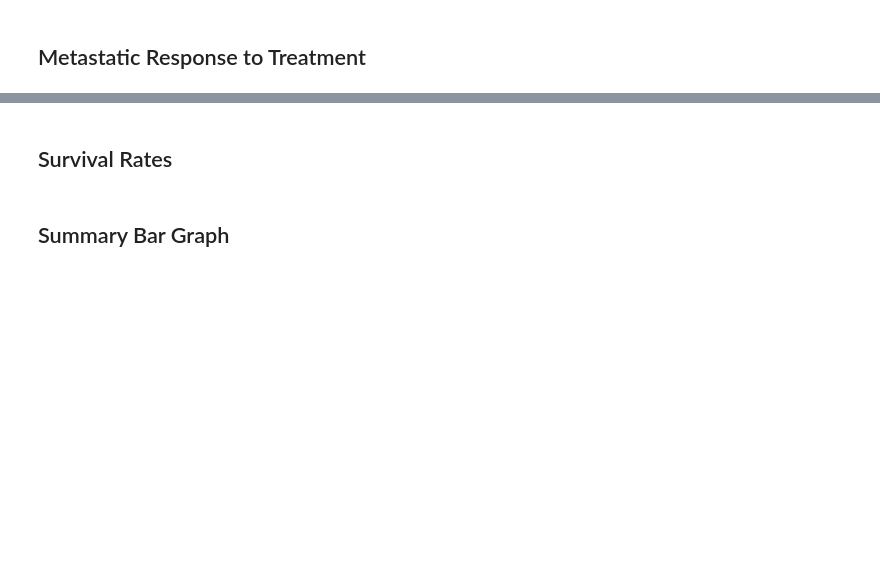
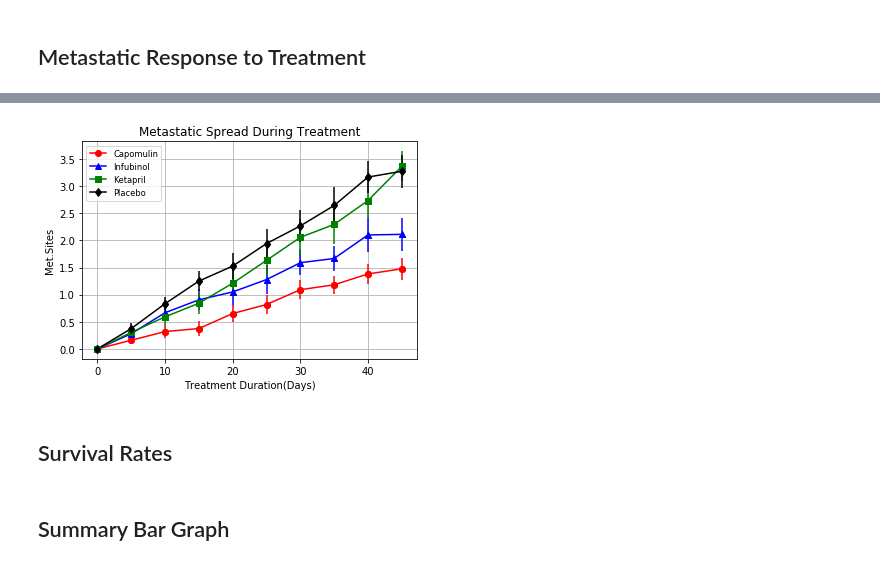
Before and after one commit to vgreddy67/matplotlib-challenge, a Jupyter notebook: Pymaceuticals/pymaceuticals_starter.ipynb, the cells around one changed output, grey strips where cells are left out. Saved outputs shown, nothing was run; the diff lists cells and outputs as text; code cells hidden in the pictures; blank space fills up the shorter version.

```diff
--- a/Pymaceuticals/pymaceuticals_starter.ipynb
+++ b/Pymaceuticals/pymaceuticals_starter.ipynb
@@ -148,0 +199,4 @@ plt.show()
+# %%
+#metastatic_mean_df.index.levels[1]
+metastatic_mean_df.reset_index(inplace=True)
+#metastatic_mean_df.head()
@@ -149,4 +210,6 @@ plt.show()
 # %%
 # Minor Data Munging to Re-Format the Data Frames
+pivoted_metastatic = metastatic_mean_df.pivot(index='Timepoint',columns='Drug',values='Metastatic Sites')
 
 # Preview that Reformatting worked
+pivoted_metastatic.head()
@@ -158,0 +224,3 @@ plt.show()
+# %%
+sem_metastatic_sites_df.reset_index(inplace=True)
+#sem_metastatic_sites_df.head()
@@ -158,0 +234,6 @@ plt.show()
+# %%
+# Minor Data Munging to Re-Format the Data Frames for sem
+pivoted_metastatic_sem = sem_metastatic_sites_df.pivot(index='Timepoint',columns='Drug',values='Metastatic Sites')
+
+# Preview that Reformatting worked
+pivoted_metastatic_sem.head()
@@ -159,3 +248,48 @@ plt.show()
+# %%
+# Generate the Plot (with Error Bars)
+x_axis = pivoted_metastatic.index.values
+y_capomulin = pivoted_metastatic['Capomulin']
+y_infubinol = pivoted_metastatic['Infubinol']
+y_ketapril = pivoted_metastatic['Ketapril']
+y_placebo = pivoted_metastatic['Placebo']
+
+
+#x_err = 0.2
+y_err_capomulin = pivoted_metastatic_sem['Capomulin']
+y_err_infubinol = pivoted_metastatic_sem['Infubinol']
+y_err_ketapril = pivoted_metastatic_sem['Ketapril']
+y_err_placebo = pivoted_metastatic_sem['Placebo']
+
+fig, ax = plt.subplots()
+
+ax.errorbar(x_axis,y_capomulin,yerr=y_err_capomulin,fmt='o',color='red')
+Capomulin, = plt.plot(x_axis, y_capomulin, color="red", label='Capomulin',marker='o')
+
+ax.errorbar(x_axis,y_infubinol,yerr=y_err_infubinol,fmt='^',color='blue')
+Infubinol, = plt.plot(x_axis, y_infubinol, color="blue", label='Infubinol',marker='^')
+
+ax.errorbar(x_axis,y_ketapril,yerr=y_err_ketapril,fmt='s',color='green')
+Ketapril, = plt.plot(x_axis, y_ketapril, color="green", label='Ketapril',marker='s')
+
+ax.errorbar(x_axis,y_placebo,yerr=y_err_placebo,fmt='d',color='black')
+Placebo, = plt.plot(x_axis, y_placebo, color="black", label='Placebo',marker='d')
+
+
+ax.set_xlabel('Treatment Duration(Days)')
+ax.set_ylabel('Met.Sites')
+ax.set_title('Metastatic Spread During Treatment')
+
+
+plt.grid()
+plt.legend(handles=[Capomulin,Infubinol,Ketapril,Placebo],loc="best", fontsize="small", fancybox=True)
+
+# Save the Figure
+plt.savefig("metastatic_response.png")
+
+# Show the Figure
+plt.show()
+# %% [output]
+[figure, added]
 # %% [markdown]
 ## Survival Rates
 # %%
```
Also changed, not shown: parts of 13 cells of this notebook, 2 other files.
